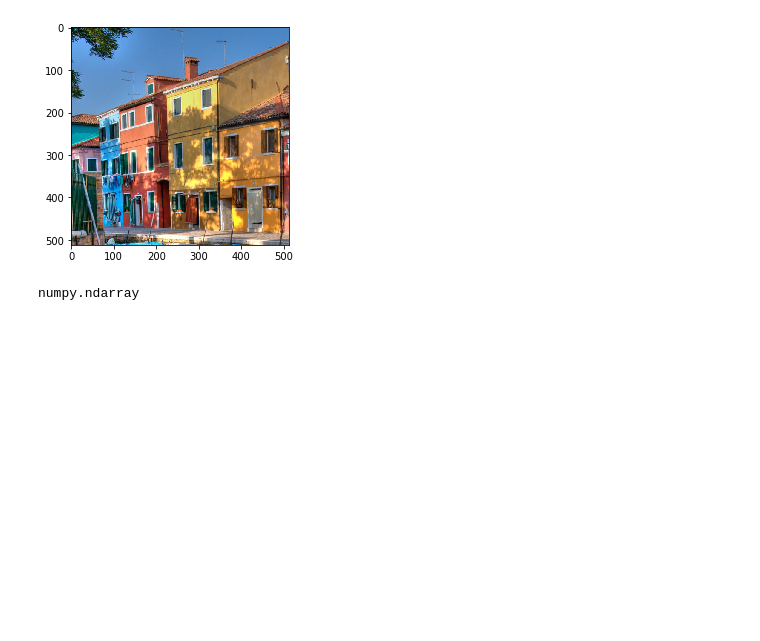
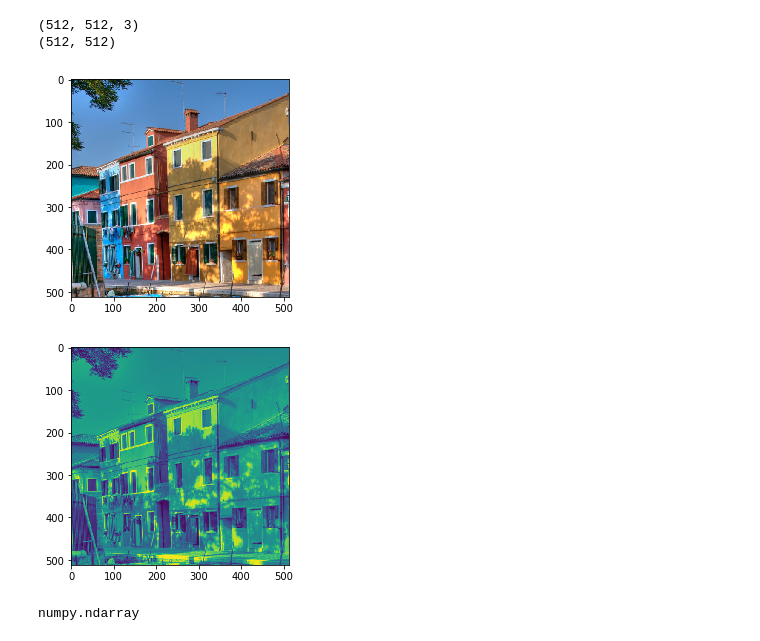
Before and after one commit to koper921/TP1_signal_Image, a Jupyter notebook: Untitled.ipynb, the cells around one changed output. Cells and saved outputs as stored; diff of their text form; code cells hidden in the pictures; blank space fills up the shorter version.

```diff
--- a/Untitled.ipynb
+++ b/Untitled.ipynb
@@ -1,13 +1,24 @@
 # %%
 from scipy import misc
 f = misc.imread('house.png', flatten=False, mode='RGB')
+f_prime =misc.imread('house.png',flatten=False, mode= 'F')
+
+print(f.shape)
+print(f_prime.shape)
 #misc.imsave('barbara.png', f)
+# %% [output]
+(512, 512, 3)
+(512, 512)
 # %%
 import matplotlib.pyplot as plt
 plt.imshow(f)
 plt.show()
+
+plt.imshow(f_prime)
+plt.show()
 # %% [output]
 [figure]
+[figure, added]
 # %%
 type(f)
 # %% [output]
```
Also changed, not shown: parts of 8 cells of this notebook.
